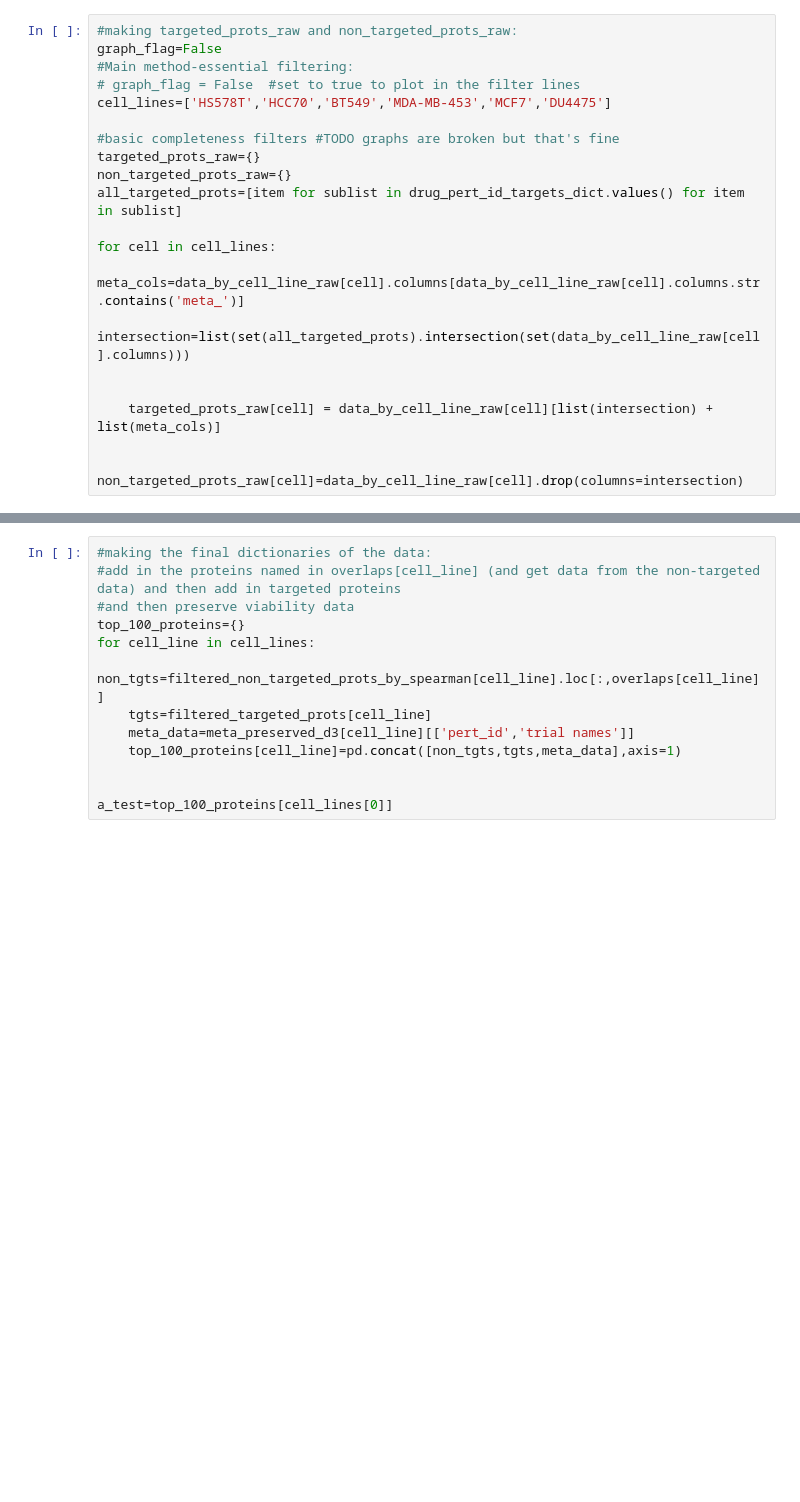
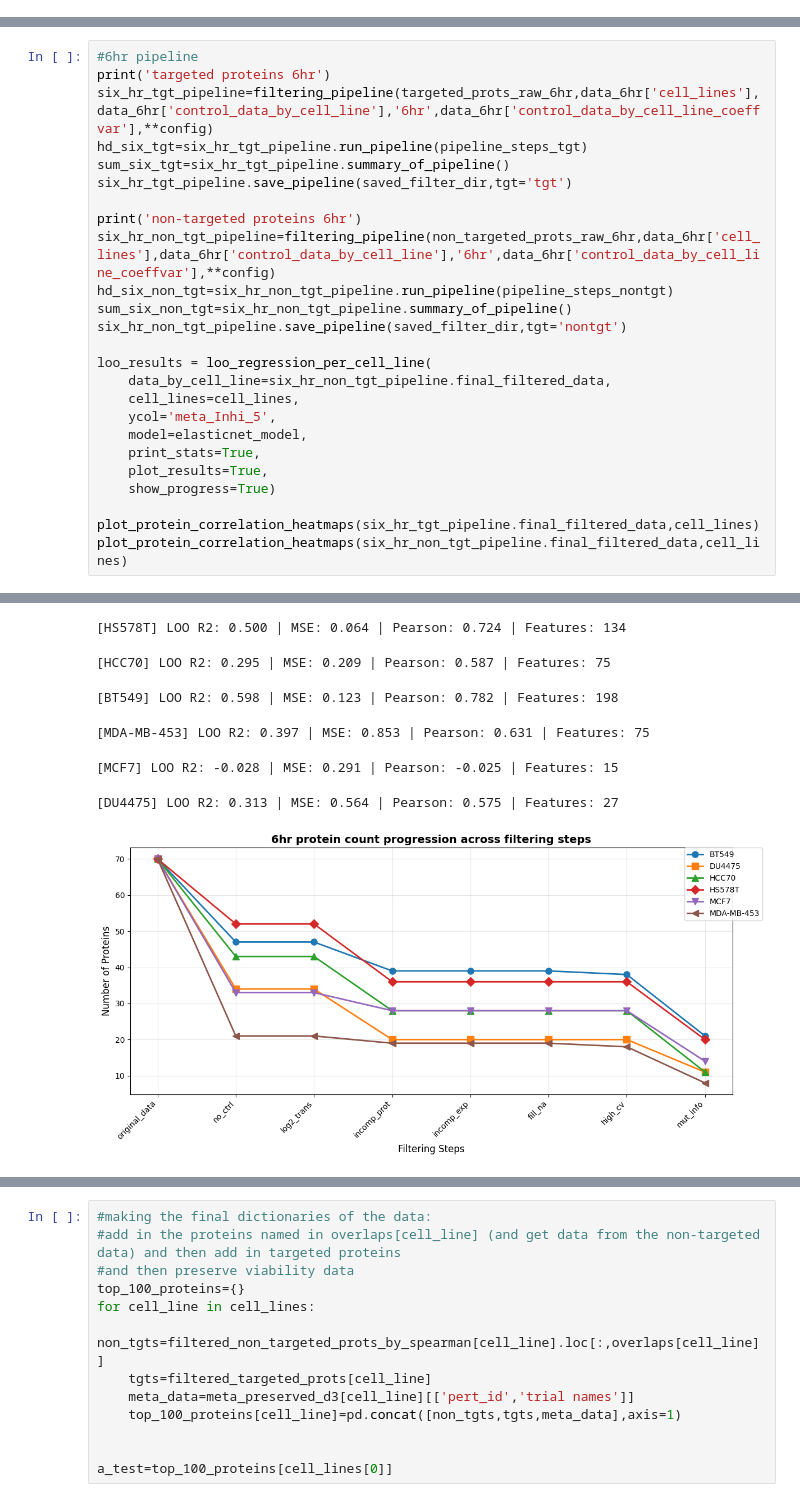
Before and after one commit to sanderlab/cellbox_torch, a Jupyter notebook: Abdullah_kuziez/preprocessing/TNBC_notebooks/AK_TNBC_preprocessing.ipynb, the cells around one changed output, grey strips where cells are left out. Cells and saved outputs as stored; diff of their text form; blank space fills up the shorter version.

Commit message:
building filter pipeline class

```diff
--- a/Abdullah_kuziez/preprocessing/TNBC_notebooks/AK_TNBC_preprocessing.ipynb
+++ b/Abdullah_kuziez/preprocessing/TNBC_notebooks/AK_TNBC_preprocessing.ipynb
@@ -173,20 +0,0 @@ for _, row in drugs_pert_ids_targets.iterrows():
-# %%
-#making targeted_prots_raw and non_targeted_prots_raw:
-graph_flag=False
-#Main method-essential filtering:
-# graph_flag = False  #set to true to plot in the filter lines
-cell_lines=['HS578T','HCC70','BT549','MDA-MB-453','MCF7','DU4475']
-
-#basic completeness filters #TODO graphs are broken but that's fine
-targeted_prots_raw={}
-non_targeted_prots_raw={}
-all_targeted_prots=[item for sublist in drug_pert_id_targets_dict.values() for item in sublist]
-
-for cell in cell_lines:
-    meta_cols=data_by_cell_line_raw[cell].columns[data_by_cell_line_raw[cell].columns.str.contains('meta_')]
-    intersection=list(set(all_targeted_prots).intersection(set(data_by_cell_line_raw[cell].columns)))
-
-
-    targeted_prots_raw[cell] = data_by_cell_line_raw[cell][list(intersection) + list(meta_cols)]
-
-    non_targeted_prots_raw[cell]=data_by_cell_line_raw[cell].drop(columns=intersection)
@@ -424,0 +106,26 @@ Cell line: DU4475 | LOO R2: 0.358 | LOO MSE: 0.530 | Pearson: 0.629 | Num featur
+# %%
+#6hr pipeline
+print('targeted proteins 6hr')
+six_hr_tgt_pipeline=filtering_pipeline(targeted_prots_raw_6hr,data_6hr['cell_lines'],data_6hr['control_data_by_cell_line'],'6hr',data_6hr['control_data_by_cell_line_coeffvar'],**config)
+hd_six_tgt=six_hr_tgt_pipeline.run_pipeline(pipeline_steps_tgt)
+sum_six_tgt=six_hr_tgt_pipeline.summary_of_pipeline()
+six_hr_tgt_pipeline.save_pipeline(saved_filter_dir,tgt='tgt')
+
+print('non-targeted proteins 6hr')
+six_hr_non_tgt_pipeline=filtering_pipeline(non_targeted_prots_raw_6hr,data_6hr['cell_lines'],data_6hr['control_data_by_cell_line'],'6hr',data_6hr['control_data_by_cell_line_coeffvar'],**config)
+hd_six_non_tgt=six_hr_non_tgt_pipeline.run_pipeline(pipeline_steps_nontgt)
+sum_six_non_tgt=six_hr_non_tgt_pipeline.summary_of_pipeline()
+six_hr_non_tgt_pipeline.save_pipeline(saved_filter_dir,tgt='nontgt')
+
+loo_results = loo_regression_per_cell_line(
+    data_by_cell_line=six_hr_non_tgt_pipeline.final_filtered_data,
+    cell_lines=cell_lines,
+    ycol='meta_Inhi_5',
+    model=elasticnet_model,
+    print_stats=True,
+    plot_results=True,
+    show_progress=True)
+
+plot_protein_correlation_heatmaps(six_hr_tgt_pipeline.final_filtered_data,cell_lines)
+plot_protein_correlation_heatmaps(six_hr_non_tgt_pipeline.final_filtered_data,cell_lines)
+# %% [output]
@@ -424,0 +149,7 @@ Cell line: DU4475 | LOO R2: 0.358 | LOO MSE: 0.530 | Pearson: 0.629 | Num featur
+[HS578T] LOO R2: 0.500 | MSE: 0.064 | Pearson: 0.724 | Features: 134
+[HCC70] LOO R2: 0.295 | MSE: 0.209 | Pearson: 0.587 | Features: 75
+[BT549] LOO R2: 0.598 | MSE: 0.123 | Pearson: 0.782 | Features: 198
+[MDA-MB-453] LOO R2: 0.397 | MSE: 0.853 | Pearson: 0.631 | Features: 75
+[MCF7] LOO R2: -0.028 | MSE: 0.291 | Pearson: -0.025 | Features: 15
+[DU4475] LOO R2: 0.313 | MSE: 0.564 | Pearson: 0.575 | Features: 27
+[figure, added]
```
Also changed, not shown: parts of 41 cells of this notebook, 36 other files.
